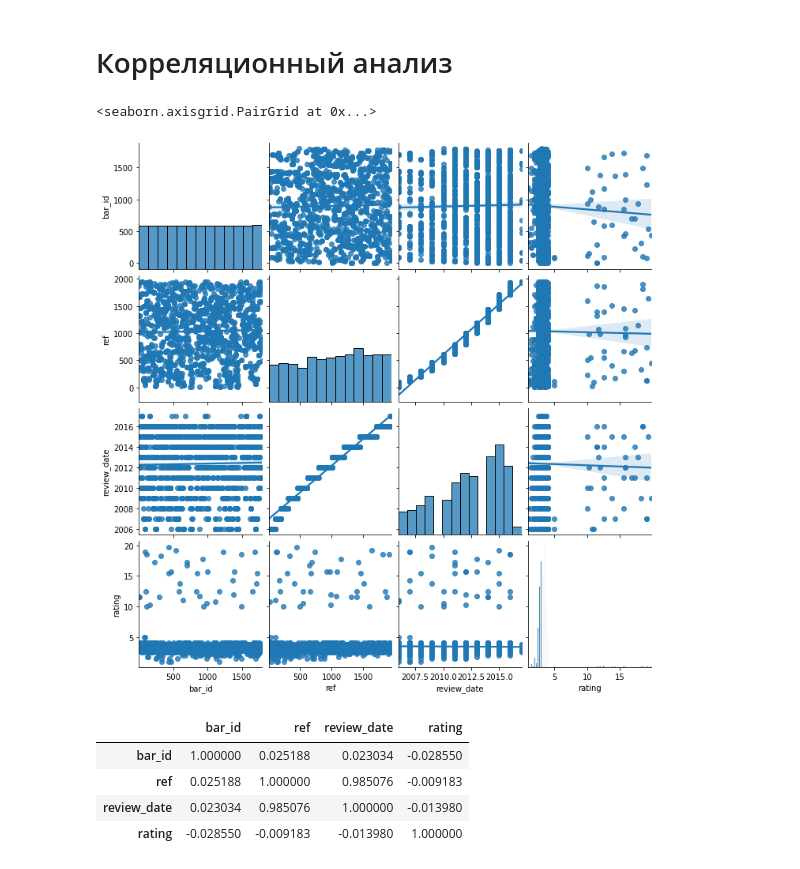
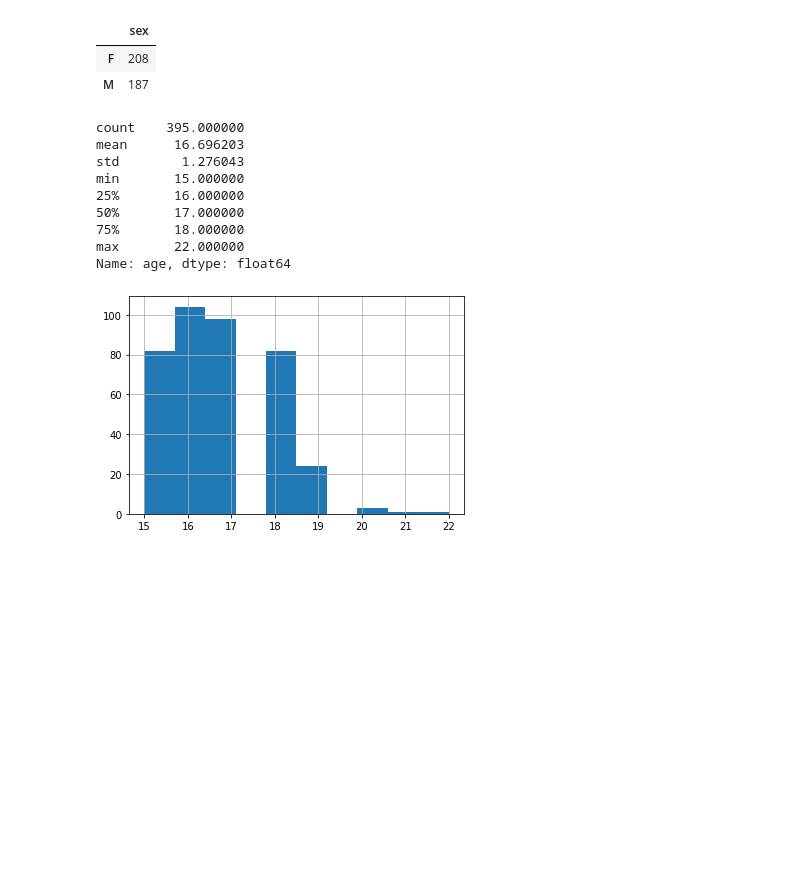
Before and after one commit to brovkin-vn/0058_DS, a Jupyter notebook: module_2/module_2.ipynb, the cells around one changed output. Drawn from its saved outputs; the diff is of its cells as text; code cells hidden in the pictures; blank space fills up the shorter version.

```diff
--- a/module_2/module_2.ipynb
+++ b/module_2/module_2.ipynb
@@ -528,15 +51,21 @@ memory usage: 14.1+ KB
-# %% [markdown]
-# Корреляционный анализ
-# %%
-sns.pairplot(cacao, kind = 'reg')
-# %% [output]
-<seaborn.axisgrid.PairGrid at 0x...>
-[figure, removed]
-# %%
-cacao.corr()
-# %% [output]
-|  | bar_id | ref | review_date | rating |
-| bar_id | 1.000000 | 0.025188 | 0.023034 | -0.028550 |
-| ref | 0.025188 | 1.000000 | 0.985076 | -0.009183 |
-| review_date | 0.023034 | 0.985076 | 1.000000 | -0.013980 |
-| rating | -0.028550 | -0.009183 | -0.013980 | 1.000000 |
+# %%
+# Подсчет количества мальчиков и девочк
+pd.DataFrame(stud.sex.value_counts())
+# %% [output]
+|  | sex |
+| F | 208 |
+| M | 187 |
+# %%
+stud.age.hist()
+stud.age.describe()
+# %% [output]
+count    395.000000
+mean      16.696203
+std        1.276043
+min       15.000000
+25%       16.000000
+50%       17.000000
+75%       18.000000
+max       22.000000
+Name: age, dtype: float64
+[figure, added]
```
Also changed, not shown: parts of 39 cells of this notebook, 3 other files.
